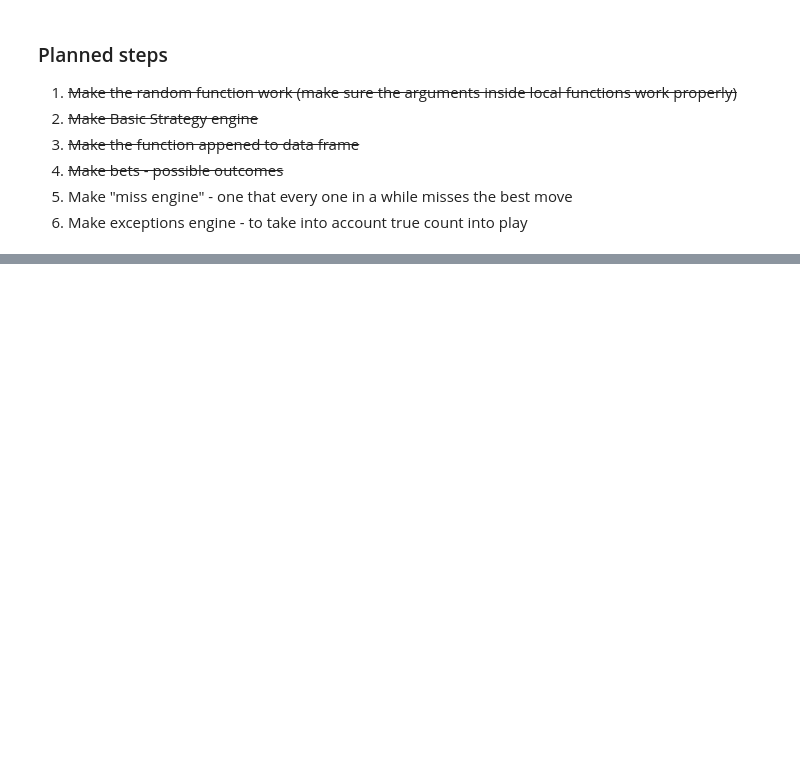
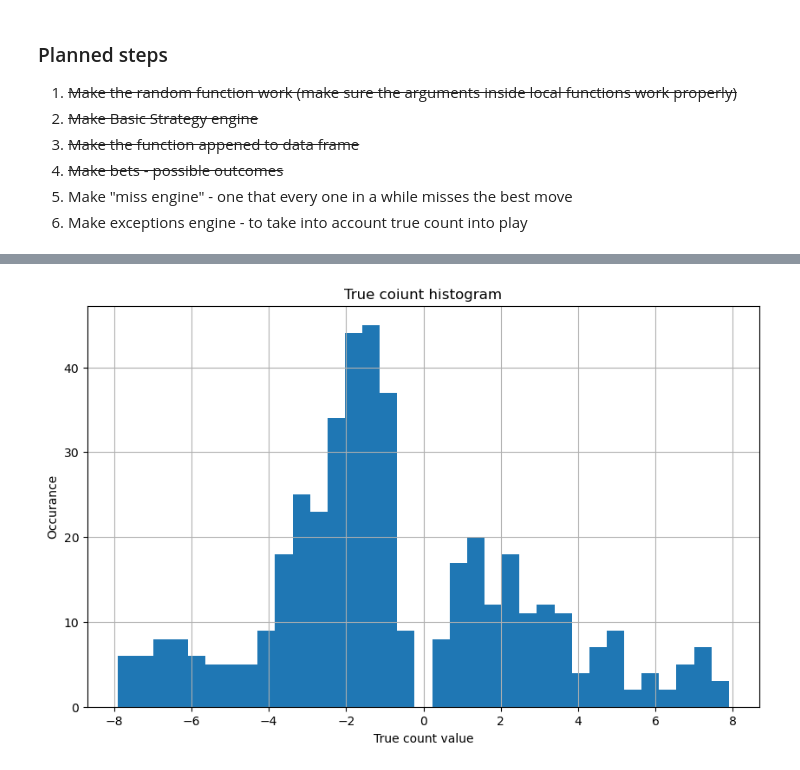
Before and after one commit to tomo-lord/BlackJack, a Jupyter notebook: BlackJack simulator.ipynb, the cells around one changed output, grey strips where cells are left out. Cells and saved outputs as stored; diff of their text form; code cells hidden in the pictures; blank space fills up the shorter version.

```diff
--- a/BlackJack simulator.ipynb
+++ b/BlackJack simulator.ipynb
@@ -342,0 +391,11 @@ data
+# %%
+dset = data[data['True count'] < 100]
+
+plt.figure(figsize=(10, 6))
+dset['True count'].hist(bins=35)
+plt.title('True coiunt histogram')
+plt.xlabel('True count value')
+plt.ylabel('Occurance')
+plt.show()
+# %% [output]
+[figure, added]
```
Also changed, not shown: parts of 11 cells of this notebook.
